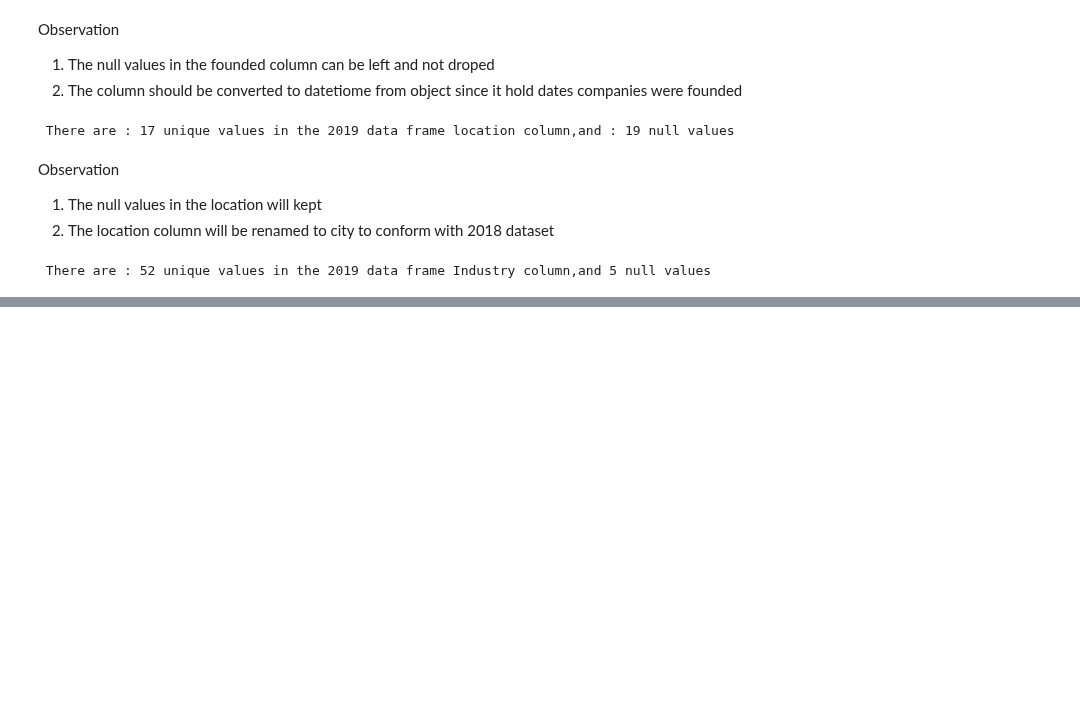
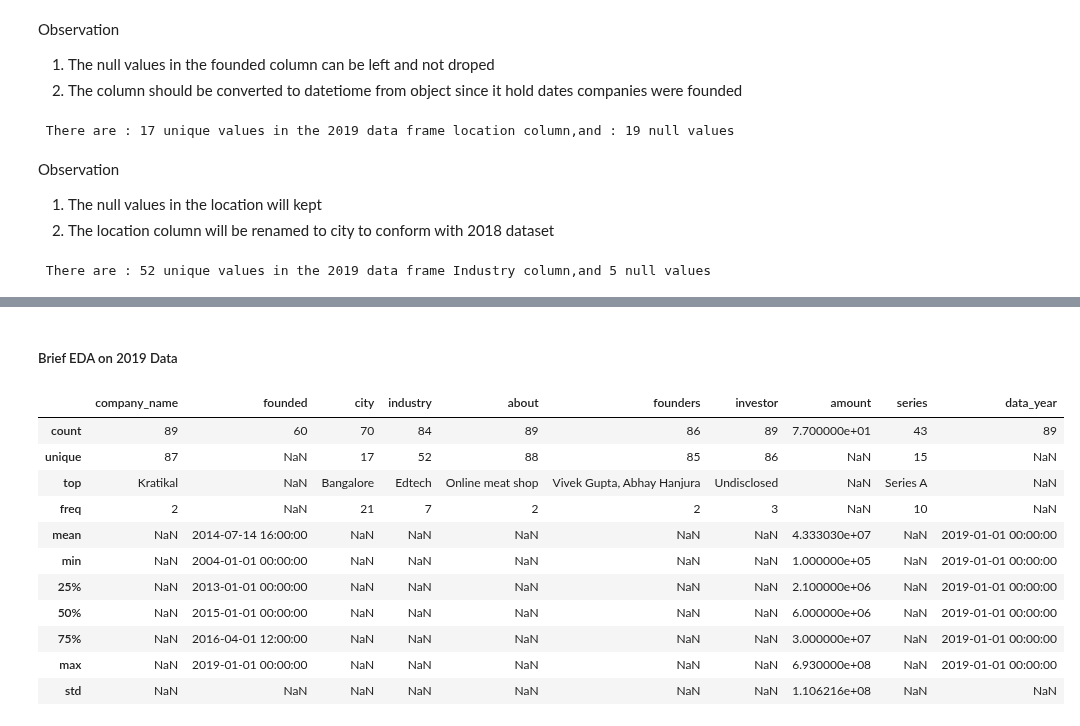
Before and after one commit to wamathaiwandeto/Indian-Startup-Ecosystem, a Jupyter notebook: project.ipynb, the cells around one changed output, grey strips where cells are left out. Cells and saved outputs as stored; diff of their text form; code cells hidden in the pictures; blank space fills up the shorter version.

```diff
--- a/project.ipynb
+++ b/project.ipynb
@@ -672,0 +738,18 @@ df_2019.head(10)
+# %% [markdown]
+##### Brief EDA on 2019 Data
+# %%
+# 1. Describe the data frame for 2019
+df_2019.describe(include='all')
+# %% [output]
+|  | company_name | founded | city | industry | about | founders | investor | amount | series | data_year |
+| count | 89 | 60 | 70 | 84 | 89 | 86 | 89 | 7.700000e+01 | 43 | 89 |
+| unique | 87 | NaN | 17 | 52 | 88 | 85 | 86 | NaN | 15 | NaN |
+| top | Kratikal | NaN | Bangalore | Edtech | Online meat shop | Vivek Gupta, Abhay Hanjura | Undisclosed | NaN | Series A | NaN |
+| freq | 2 | NaN | 21 | 7 | 2 | 2 | 3 | NaN | 10 | NaN |
+| mean | NaN | 2014-07-14 16:00:00 | NaN | NaN | NaN | NaN | NaN | 4.333030e+07 | NaN | 2019-01-01 00:00:00 |
+| min | NaN | 2004-01-01 00:00:00 | NaN | NaN | NaN | NaN | NaN | 1.000000e+05 | NaN | 2019-01-01 00:00:00 |
+| 25% | NaN | 2013-01-01 00:00:00 | NaN | NaN | NaN | NaN | NaN | 2.100000e+06 | NaN | 2019-01-01 00:00:00 |
+| 50% | NaN | 2015-01-01 00:00:00 | NaN | NaN | NaN | NaN | NaN | 6.000000e+06 | NaN | 2019-01-01 00:00:00 |
+| 75% | NaN | 2016-04-01 12:00:00 | NaN | NaN | NaN | NaN | NaN | 3.000000e+07 | NaN | 2019-01-01 00:00:00 |
+| max | NaN | 2019-01-01 00:00:00 | NaN | NaN | NaN | NaN | NaN | 6.930000e+08 | NaN | 2019-01-01 00:00:00 |
+| std | NaN | NaN | NaN | NaN | NaN | NaN | NaN | 1.106216e+08 | NaN | NaN |
```
Also changed, not shown: parts of 10 cells of this notebook.
